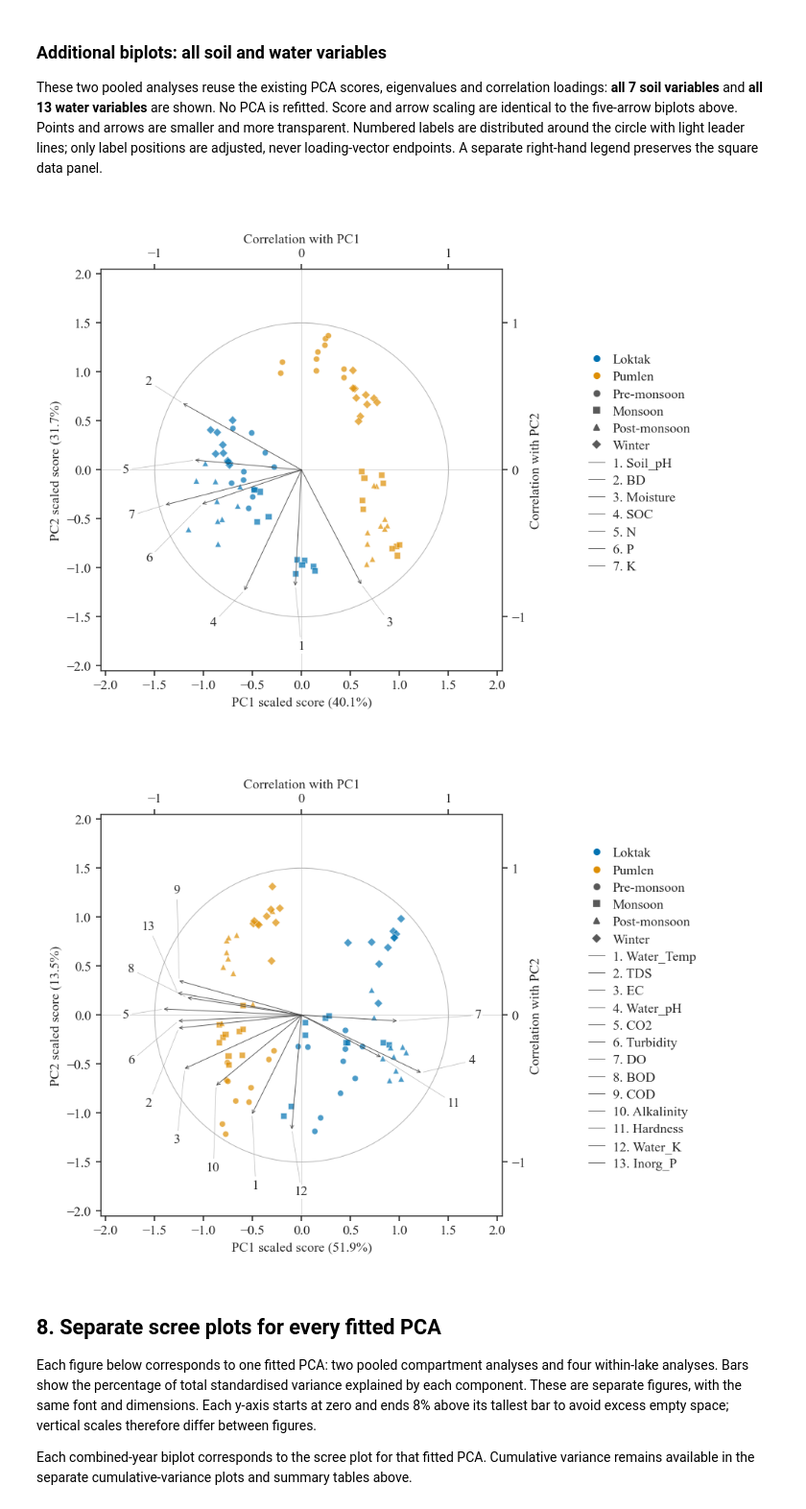
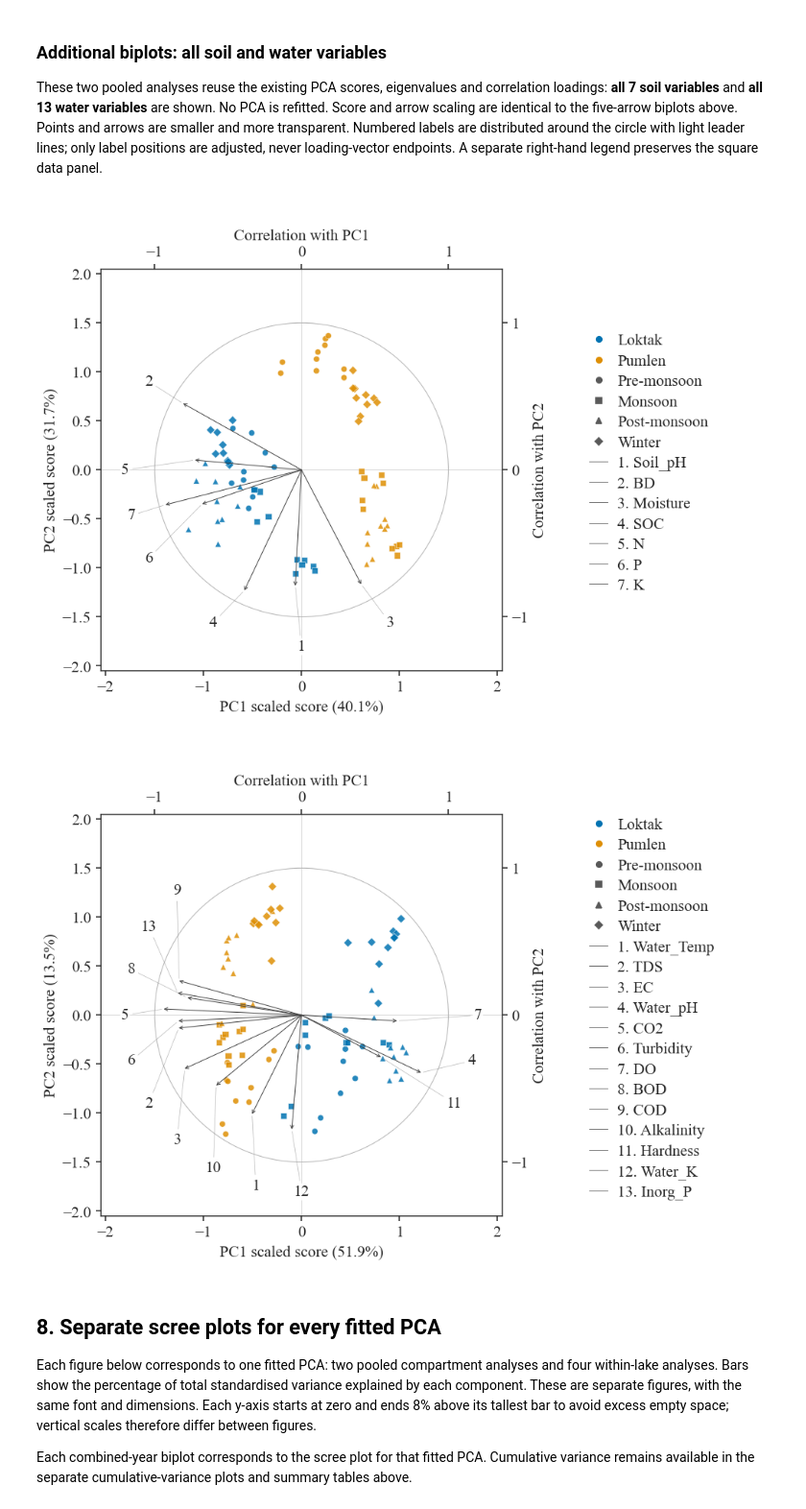
Before and after one commit to hemantaph/lyn, a Jupyter notebook: ipynb_files_1/03_environment_and_pca.ipynb, the cells around one changed output. Shown at 96% size. Drawn from its saved outputs; the diff is of its cells as text; code cells hidden in the pictures.

```diff
--- a/ipynb_files_1/03_environment_and_pca.ipynb
+++ b/ipynb_files_1/03_environment_and_pca.ipynb
@@ -656,6 +656,7 @@ from scipy.optimize import linear_sum_assignment
 
 
 def all_variable_biplot(name):
+    font_size = 14
     result = results[name]
     eigenvalues = result["variance"]["Eigenvalue"].to_numpy()[:2]
     loadings = result["loadings"][["PC1", "PC2"]]
@@ -676,7 +677,7 @@ def all_variable_biplot(name):
     ax = fig.add_axes([20 / 230, 18 / 165, 125 / 230, 125 / 165])
     sns.scatterplot(data=scaled, x="PC1", y="PC2", hue="Wetland", style="Season",
                     hue_order=WETLANDS, style_order=SEASONS, palette=PALETTE,
-                    markers=MARKERS, s=28, alpha=0.70, edgecolor="white",
+                    markers=MARKERS, s=28, alpha=0.85, edgecolor="white",
                     linewidth=0.35, legend=False, ax=ax, zorder=2)
     ax.add_patch(plt.Circle((0, 0), BIPLOT_SCALE, fill=False, color="0.72", lw=0.7))
     ax.axhline(0, color="0.85", lw=0.6, zorder=0)
@@ -693,43 +694,47 @@ def all_variable_biplot(name):
     for number, (tip, position) in enumerate(zip(tips, positions), 1):
         ax.annotate("", xy=tip, xytext=(0, 0),
                     arrowprops=dict(arrowstyle="->", color="0.25", lw=0.65,
-                                    alpha=0.85, mutation_scale=7, shrinkA=0, shrinkB=0),
+                                    alpha=1.00, mutation_scale=7, shrinkA=0, shrinkB=0),
                     zorder=3)
         ax.annotate(str(number), xy=tip, xytext=position, ha="center", va="center",
-                    fontsize=12, color="0.15",
+                    fontsize=font_size, color="0.15",
                     bbox=dict(facecolor="white", edgecolor="none", alpha=0.9, pad=1.0),
                     arrowprops=dict(arrowstyle="-", color="0.6", lw=0.5, alpha=0.65),
                     zorder=4)
     ax.set(xlim=(-limit, limit), ylim=(-limit, limit),
            xlabel=f"PC1 scaled score ({pc1:.1f}%)",
            ylabel=f"PC2 scaled score ({pc2:.1f}%)")
+    ax.xaxis.label.set_size(font_size)
+    ax.yaxis.label.set_size(font_size)
+    ax.tick_params(axis="both", labelsize=font_size)
     ax.set_aspect("equal", adjustable="box")
     for position, label in [("top", "Correlation with PC1"), ("right", "Correlation with PC2")]:
         secondary = (ax.secondary_xaxis if position == "top" else ax.secondary_yaxis)(
             position, functions=(lambda x: x / BIPLOT_SCALE, lambda x: x * BIPLOT_SCALE))
         secondary.set_ticks([-1, 0, 1])
-        (secondary.set_xlabel if position == "top" else secondary.set_ylabel)(label)
+        (secondary.set_xlabel if position == "top" else secondary.set_ylabel)(label, fontsize=font_size)
+        secondary.tick_params(labelsize=font_size)
     handles = [Line2D([], [], color=PALETTE[lake], marker="o", markersize=5,
                       linestyle="", label=lake) for lake in WETLANDS]
     handles += [Line2D([], [], color="0.35", marker=MARKERS[s], markersize=5,
                        linestyle="", label=s) for s in SEASONS]
     handles += [Line2D([], [], color="0.4", lw=0.65, label=f"{i}. {v}")
                 for i, v in enumerate(loadings.index, 1)]
     fig.legend(handles=handles, loc="center left", bbox_to_anchor=(170 / 230, 0.5),
-               ncol=1, frameon=False, handlelength=1.2, handletextpad=0.6,
+               ncol=1, frameon=False, fontsize=font_size, handlelength=1.2, handletextpad=0.6,
                labelspacing=0.35, borderaxespad=0)
     key = pd.DataFrame({"Number": range(1, len(loadings) + 1), "Variable": loadings.index,
                         "PC1_correlation": loadings.PC1.to_numpy(),
                         "PC2_correlation": loadings.PC2.to_numpy()})
     key.to_csv(TABLE_DIR / f"pca_{name.lower()}_all_variables_biplot_arrow_key.csv", index=False)
     save_show(fig, f"pca_{name.lower()}_all_variables_biplot")
 
 
 all_variable_biplot("Soil")
 all_variable_biplot("Water")
 # %% [output]
-[figure, old version]
+[figure, new version]
-[figure, old version]
+[figure, new version]
 # %% [markdown]
 ## 8. Separate scree plots for every fitted PCA
 
```
Also changed, not shown: 12 other files.
